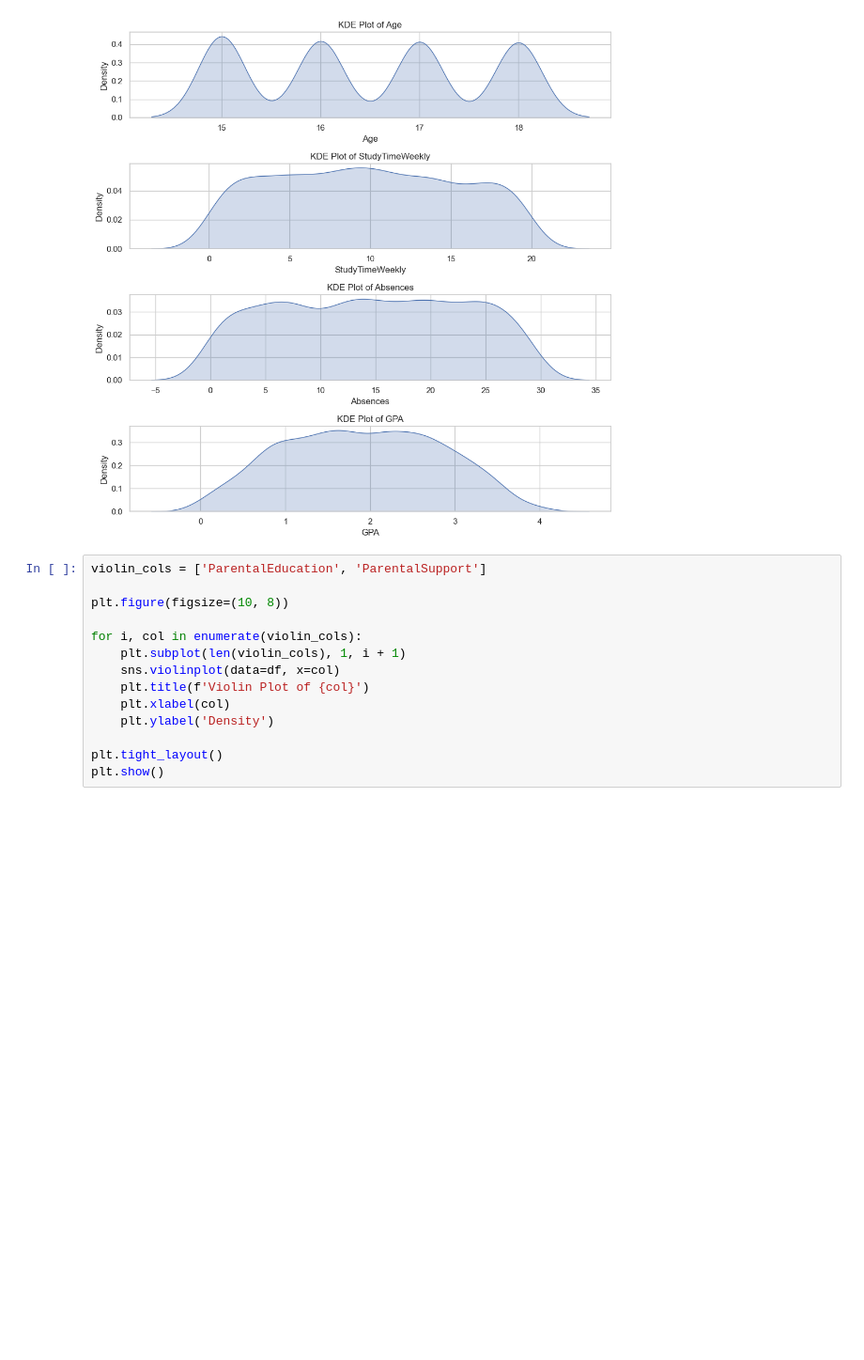
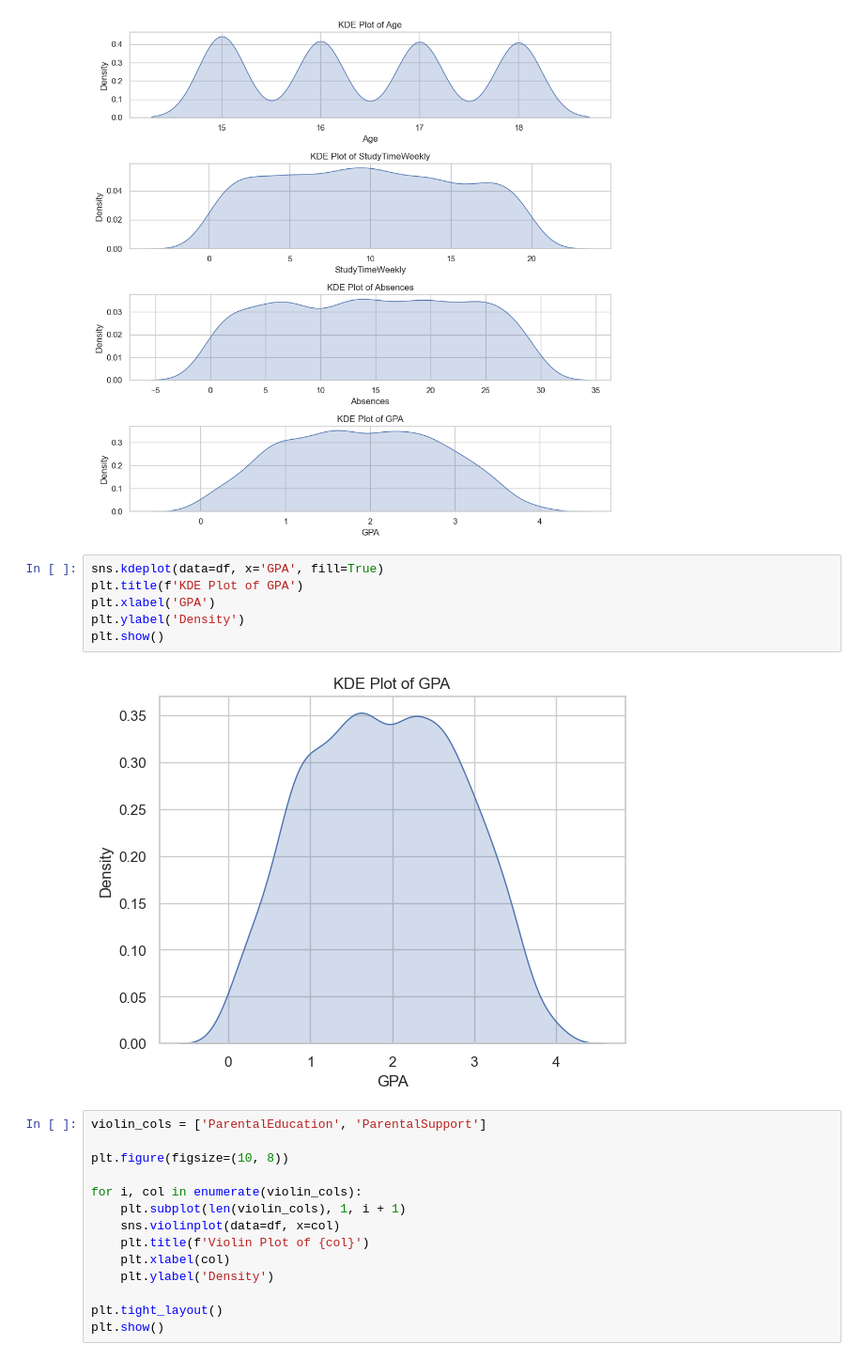
Before and after one commit to CantCode29/MLG382ProjectFolder, a Jupyter notebook: notebooks/BrightAcademyGradeAnalysisAndPredictionNoteBook.ipynb, the cells around one changed output. Shown at 94% size. Drawn from its saved outputs; the diff is of its cells as text; blank space fills up the shorter version.

```diff
--- a/notebooks/BrightAcademyGradeAnalysisAndPredictionNoteBook.ipynb
+++ b/notebooks/BrightAcademyGradeAnalysisAndPredictionNoteBook.ipynb
@@ -280,6 +292,14 @@ plt.tight_layout()
 plt.show()
 # %% [output]
 [figure]
+# %%
+sns.kdeplot(data=df, x='GPA', fill=True)
+plt.title(f'KDE Plot of GPA')
+plt.xlabel('GPA')
+plt.ylabel('Density')
+plt.show()
+# %% [output]
+[figure, added]
 # %%
 violin_cols = ['ParentalEducation', 'ParentalSupport']
 
```
Also changed, not shown: parts of 16 cells of this notebook.
